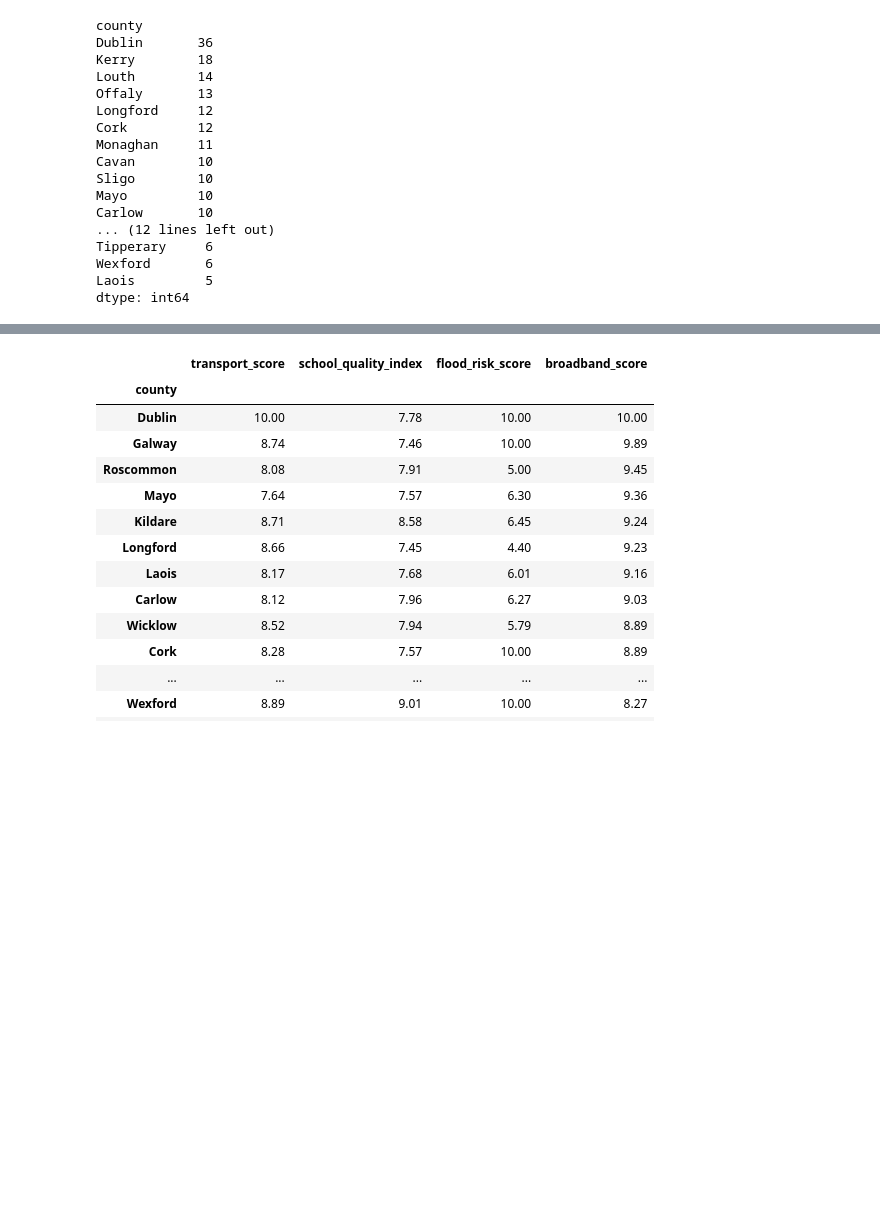
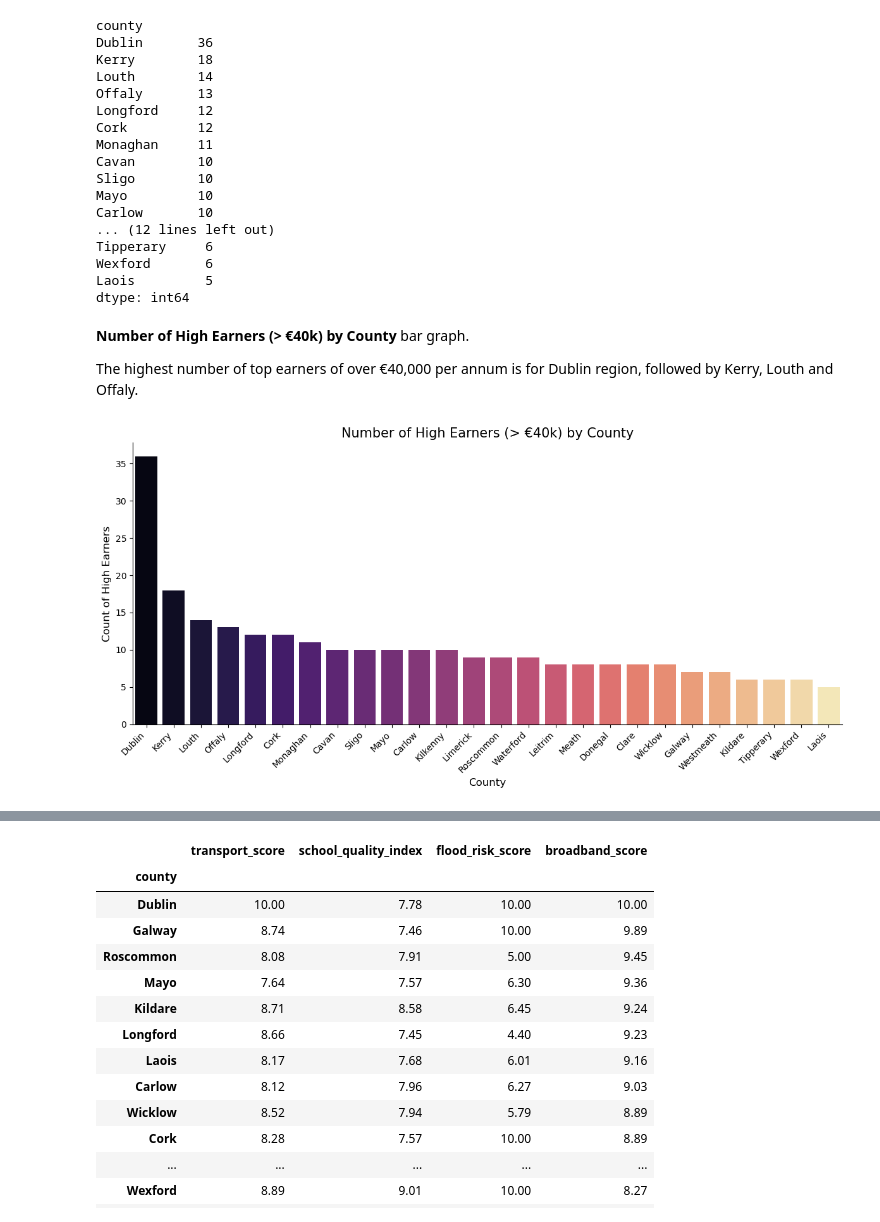
Before and after one commit to AnnaKusia/https-classroom.github.com-a-vi8Otmbm, a Jupyter notebook: HDipl_L8_ML_CA2_sba24023_Anna_Les.ipynb, the cells around one changed output, grey strips where cells are left out. Cells and saved outputs as stored; diff of their text form; code cells hidden in the pictures; blank space fills up the shorter version.

```diff
--- a/HDipl_L8_ML_CA2_sba24023_Anna_Les.ipynb
+++ b/HDipl_L8_ML_CA2_sba24023_Anna_Les.ipynb
@@ -886,3 +906,37 @@ Tipperary     6
 Wexford       6
 Laois         5
 dtype: int64
+# %% [markdown]
+**Number of High Earners (> €40k) by County** bar graph.
+
+The highest number of top earners of over €40,000 per annum is for Dublin region, followed by Kerry, Louth and Offaly.
+# %%
+high_earners = df[df['avg_income_eur'] > 40000].groupby('county').size().sort_values(ascending=False)
+
+# Creating the visualization
+plt.figure(figsize=(12, 6))
+
+# Using Seaborn for automatic styling and coloring
+sns.barplot(
+    x=high_earners.index,
+    y=high_earners.values,
+    hue=high_earners.index,
+    palette='magma',
+    legend=False
+)
+
+# Adding labels and title
+plt.title('Number of High Earners (> €40k) by County', fontsize=15)
+plt.xlabel('County', fontsize=12)
+plt.ylabel('Count of High Earners', fontsize=12)
+
+# Rotate labels for better readability
+plt.xticks(rotation=45, ha='right')
+
+# Removing top and right spine
+sns.despine()
+
+plt.tight_layout()
+plt.show()
+# %% [output]
+[figure, added]
```
Also changed, not shown: parts of 28 cells of this notebook.
